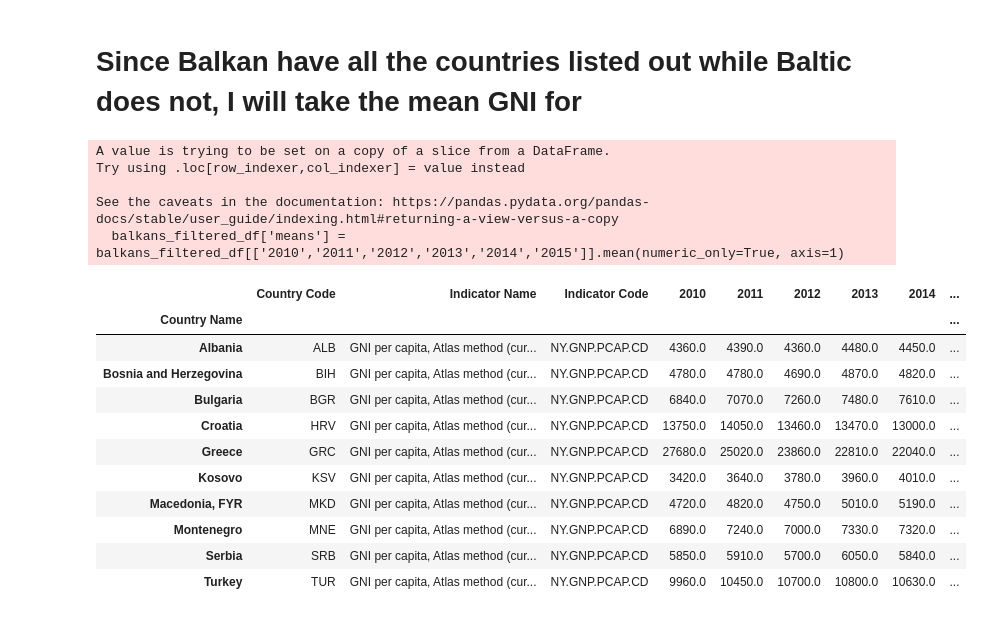
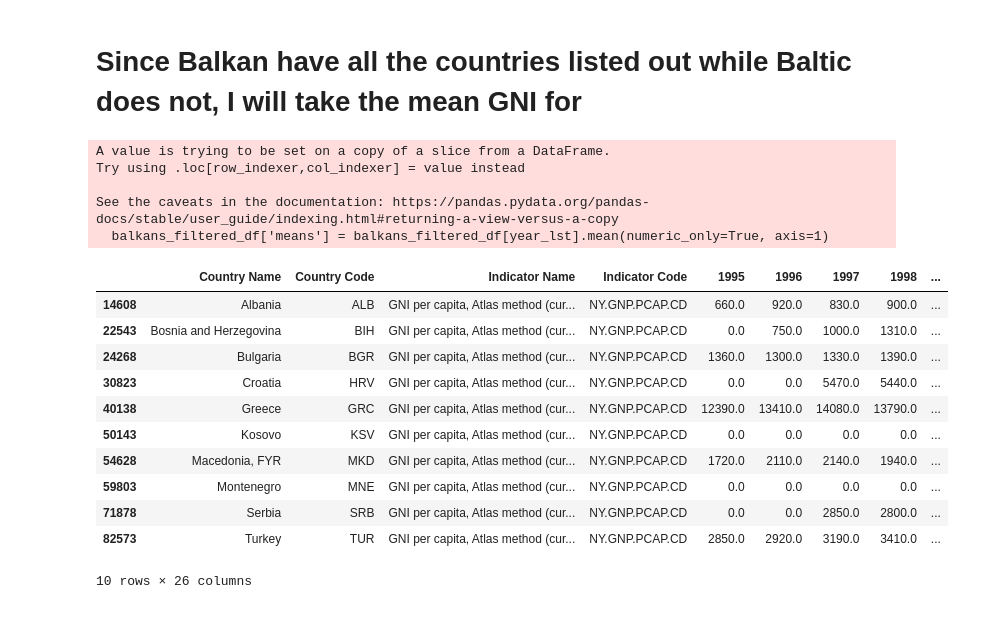
Before and after one commit to jhardin7612/python_eda_case_study, a Jupyter notebook: Andy-Explore.ipynb, the cells around one changed output. Drawn from its saved outputs; the diff is of its cells as text; code cells hidden in the pictures.

```diff
--- a/Andy-Explore.ipynb
+++ b/Andy-Explore.ipynb
@@ -43,10 +43,10 @@ nlst.append('Unnamed: 60')
 just_15_nutri_df = nutri_df.drop(columns=nlst)
 # %%
 nlst = []
-for i in range(1960,2010):
+for i in range(1960,1995):
     nlst.append(str(i))
 nlst.append('Unnamed: 60')
-five_year_nutri_df = nutri_df.drop(columns=nlst)
+filter_year_nutri_df = nutri_df.drop(columns=nlst)
 # %% [markdown]
 Just want the Baltic countries for the baltic_df so filtered it by country code.
 Then replaced any NaN value with 0 and filtered out all 0s.
@@ -63,0 +65,6 @@ baltic_filtered_df
+# %%
+year_lst = []
+for i in range(1995,2015):
+    year_lst.append(str(i))
+sns.set_theme(rc={'figure.figsize':(15,15)})
+sns.barplot(baltic_filtered_df).set_title('GNI Over Last 20 Years in Dataset (1995-2015)')
@@ -64,15 +74,15 @@ baltic_filtered_df
 # %% [markdown]
 ## Want to filter out Balkan countries to make seperate dataframe of just Balkan Data
 # %%
-balkans_df = five_year_nutri_df[(just_15_nutri_df['Country Code']=='ALB') |
-                              (just_15_nutri_df['Country Code']=='BIH') |
-                              (just_15_nutri_df['Country Code']=='BGR') |
-                              (just_15_nutri_df['Country Code']=='GRC') |
-                              (just_15_nutri_df['Country Code']=='KSV') |
-                              (just_15_nutri_df['Country Code']=='MNE') |
-                              (just_15_nutri_df['Country Code']=='MKD') |
-                              (just_15_nutri_df['Country Code']=='TUR') |
-                              (just_15_nutri_df['Country Code']=='SRB') |
-                              (just_15_nutri_df['Country Code']=='HRV') ]
+balkans_df = filter_year_nutri_df[(filter_year_nutri_df['Country Code']=='ALB') |
+                              (filter_year_nutri_df['Country Code']=='BIH') |
+                              (filter_year_nutri_df['Country Code']=='BGR') |
+                              (filter_year_nutri_df['Country Code']=='GRC') |
+                              (filter_year_nutri_df['Country Code']=='KSV') |
+                              (filter_year_nutri_df['Country Code']=='MNE') |
+                              (filter_year_nutri_df['Country Code']=='MKD') |
+                              (filter_year_nutri_df['Country Code']=='TUR') |
+                              (filter_year_nutri_df['Country Code']=='SRB') |
+                              (filter_year_nutri_df['Country Code']=='HRV') ]
 balkans_df
 # %% [output]
@@ -114,26 +125,28 @@ balkans_filtered_df
 # %% [markdown]
 # Since Balkan have all the countries listed out while Baltic does not, I will take the mean GNI for
 # %%
-
-balkans_filtered_df['means'] = balkans_filtered_df[['2010','2011','2012','2013','2014','2015']].mean(numeric_only=True, axis=1)
+year_lst = []
+for i in range(1995,2015):
+    year_lst.append(str(i))
+balkans_filtered_df['means'] = balkans_filtered_df[year_lst].mean(numeric_only=True, axis=1)
 balkans_filtered_df
 # %% [output]
 A value is trying to be set on a copy of a slice from a DataFrame.
 Try using .loc[row_indexer,col_indexer] = value instead
 
 See the caveats in the documentation: https://pandas.pydata.org/pandas-docs/stable/user_guide/indexing.html#returning-a-view-versus-a-copy
-  balkans_filtered_df['means'] = balkans_filtered_df[['2010','2011','2012','2013','2014','2015']].mean(numeric_only=True, axis=1)
+  balkans_filtered_df['means'] = balkans_filtered_df[year_lst].mean(numeric_only=True, axis=1)
-|  | Country Code | Indicator Name | Indicator Code | 2010 | 2011 | 2012 | 2013 | 2014 | ... |
-| Country Name |  |  |  |  |  |  |  |  | ... |
-| Albania | ALB | GNI per capita, Atlas method (cur... | NY.GNP.PCAP.CD | 4360.0 | 4390.0 | 4360.0 | 4480.0 | 4450.0 | ... |
-| Bosnia and Herzegovina | BIH | GNI per capita, Atlas method (cur... | NY.GNP.PCAP.CD | 4780.0 | 4780.0 | 4690.0 | 4870.0 | 4820.0 | ... |
-| Bulgaria | BGR | GNI per capita, Atlas method (cur... | NY.GNP.PCAP.CD | 6840.0 | 7070.0 | 7260.0 | 7480.0 | 7610.0 | ... |
-| Croatia | HRV | GNI per capita, Atlas method (cur... | NY.GNP.PCAP.CD | 13750.0 | 14050.0 | 13460.0 | 13470.0 | 13000.0 | ... |
-| Greece | GRC | GNI per capita, Atlas method (cur... | NY.GNP.PCAP.CD | 27680.0 | 25020.0 | 23860.0 | 22810.0 | 22040.0 | ... |
-| Kosovo | KSV | GNI per capita, Atlas method (cur... | NY.GNP.PCAP.CD | 3420.0 | 3640.0 | 3780.0 | 3960.0 | 4010.0 | ... |
-| Macedonia, FYR | MKD | GNI per capita, Atlas method (cur... | NY.GNP.PCAP.CD | 4720.0 | 4820.0 | 4750.0 | 5010.0 | 5190.0 | ... |
-| Montenegro | MNE | GNI per capita, Atlas method (cur... | NY.GNP.PCAP.CD | 6890.0 | 7240.0 | 7000.0 | 7330.0 | 7320.0 | ... |
-| Serbia | SRB | GNI per capita, Atlas method (cur... | NY.GNP.PCAP.CD | 5850.0 | 5910.0 | 5700.0 | 6050.0 | 5840.0 | ... |
-| Turkey | TUR | GNI per capita, Atlas method (cur... | NY.GNP.PCAP.CD | 9960.0 | 10450.0 | 10700.0 | 10800.0 | 10630.0 | ... |
+|  | Country Name | Country Code | Indicator Name | Indicator Code | 1995 | 1996 | 1997 | 1998 | ... |
+| 14608 | Albania | ALB | GNI per capita, Atlas method (cur... | NY.GNP.PCAP.CD | 660.0 | 920.0 | 830.0 | 900.0 | ... |
+| 22543 | Bosnia and Herzegovina | BIH | GNI per capita, Atlas method (cur... | NY.GNP.PCAP.CD | 0.0 | 750.0 | 1000.0 | 1310.0 | ... |
+| 24268 | Bulgaria | BGR | GNI per capita, Atlas method (cur... | NY.GNP.PCAP.CD | 1360.0 | 1300.0 | 1330.0 | 1390.0 | ... |
+| 30823 | Croatia | HRV | GNI per capita, Atlas method (cur... | NY.GNP.PCAP.CD | 0.0 | 0.0 | 5470.0 | 5440.0 | ... |
+| 40138 | Greece | GRC | GNI per capita, Atlas method (cur... | NY.GNP.PCAP.CD | 12390.0 | 13410.0 | 14080.0 | 13790.0 | ... |
+| 50143 | Kosovo | KSV | GNI per capita, Atlas method (cur... | NY.GNP.PCAP.CD | 0.0 | 0.0 | 0.0 | 0.0 | ... |
+| 54628 | Macedonia, FYR | MKD | GNI per capita, Atlas method (cur... | NY.GNP.PCAP.CD | 1720.0 | 2110.0 | 2140.0 | 1940.0 | ... |
+| 59803 | Montenegro | MNE | GNI per capita, Atlas method (cur... | NY.GNP.PCAP.CD | 0.0 | 0.0 | 0.0 | 0.0 | ... |
+| 71878 | Serbia | SRB | GNI per capita, Atlas method (cur... | NY.GNP.PCAP.CD | 0.0 | 0.0 | 2850.0 | 2800.0 | ... |
+| 82573 | Turkey | TUR | GNI per capita, Atlas method (cur... | NY.GNP.PCAP.CD | 2850.0 | 2920.0 | 3190.0 | 3410.0 | ... |
+10 rows × 26 columns
 # %%
 sns.set_theme(rc={'figure.figsize':(15,15)})
```
Also changed, not shown: parts of 6 cells of this notebook.
